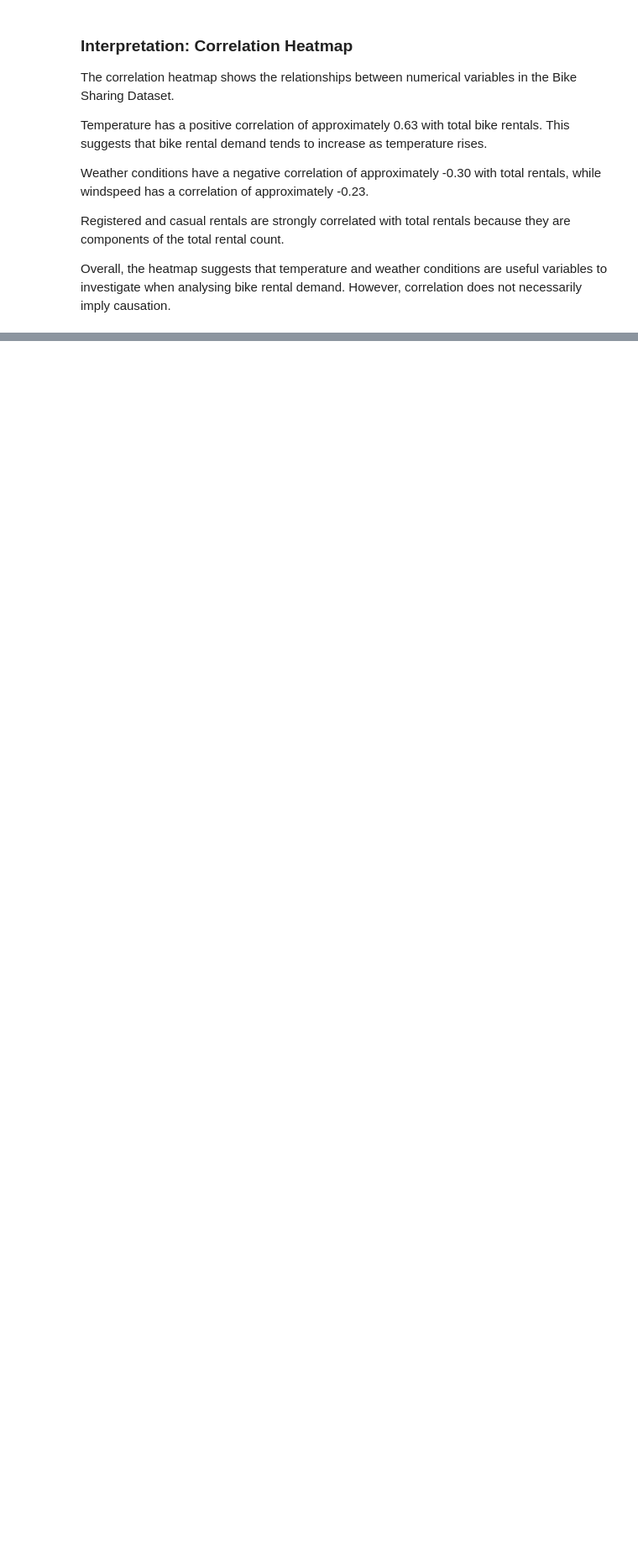
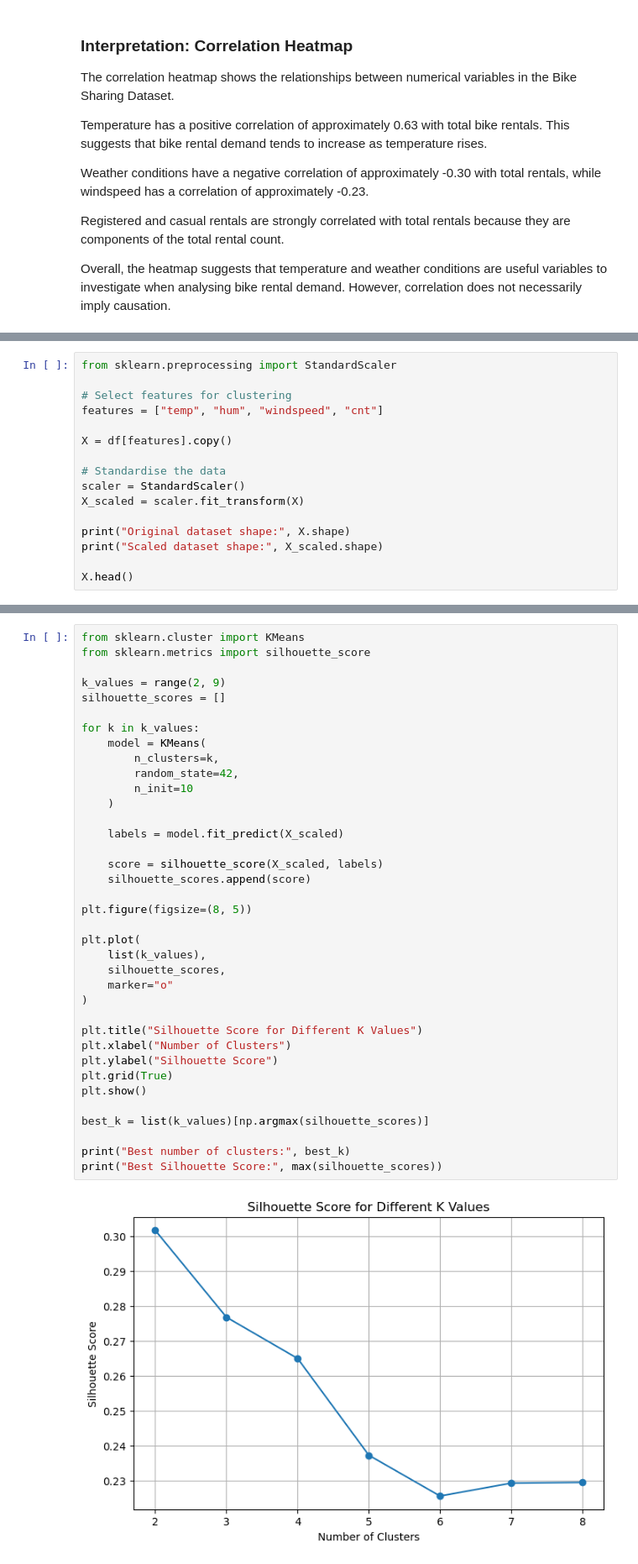
Before and after one commit to 2026059-rgb/CA1-2026059, a Jupyter notebook: notebooks/Khishigjargal_Burmaa_ca1-machine_learning_for_business.ipynb, the cells around one changed output, grey strips where cells are left out. Shown at 84% size. Saved outputs shown, nothing was run; the diff lists cells and outputs as text; blank space fills up the shorter version.

```diff
--- a/notebooks/Khishigjargal_Burmaa_ca1-machine_learning_for_business.ipynb
+++ b/notebooks/Khishigjargal_Burmaa_ca1-machine_learning_for_business.ipynb
@@ -196,0 +209,16 @@ Overall, the heatmap suggests that temperature and weather conditions are useful
+# %%
+from sklearn.preprocessing import StandardScaler
+
+# Select features for clustering
+features = ["temp", "hum", "windspeed", "cnt"]
+
+X = df[features].copy()
+
+# Standardise the data
+scaler = StandardScaler()
+X_scaled = scaler.fit_transform(X)
+
+print("Original dataset shape:", X.shape)
+print("Scaled dataset shape:", X_scaled.shape)
+
+X.head()
@@ -196,0 +236,39 @@ Overall, the heatmap suggests that temperature and weather conditions are useful
+# %%
+from sklearn.cluster import KMeans
+from sklearn.metrics import silhouette_score
+
+k_values = range(2, 9)
+silhouette_scores = []
+
+for k in k_values:
+    model = KMeans(
+        n_clusters=k,
+        random_state=42,
+        n_init=10
+    )
+
+    labels = model.fit_predict(X_scaled)
+
+    score = silhouette_score(X_scaled, labels)
+    silhouette_scores.append(score)
+
+plt.figure(figsize=(8, 5))
+
+plt.plot(
+    list(k_values),
+    silhouette_scores,
+    marker="o"
+)
+
+plt.title("Silhouette Score for Different K Values")
+plt.xlabel("Number of Clusters")
+plt.ylabel("Silhouette Score")
+plt.grid(True)
+plt.show()
+
+best_k = list(k_values)[np.argmax(silhouette_scores)]
+
+print("Best number of clusters:", best_k)
+print("Best Silhouette Score:", max(silhouette_scores))
+# %% [output]
+[figure, added]
```
Also changed, not shown: parts of 20 cells of this notebook.
